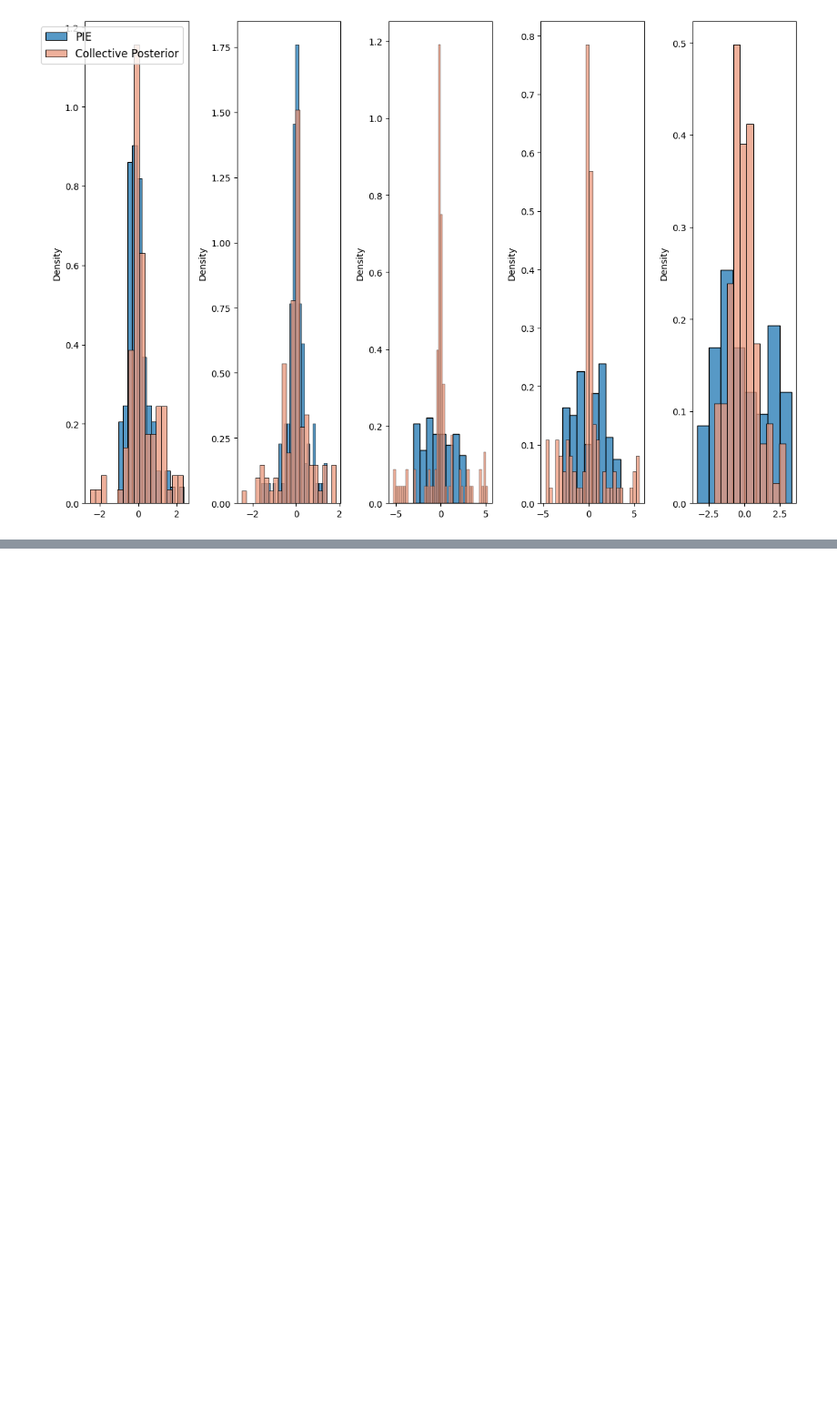
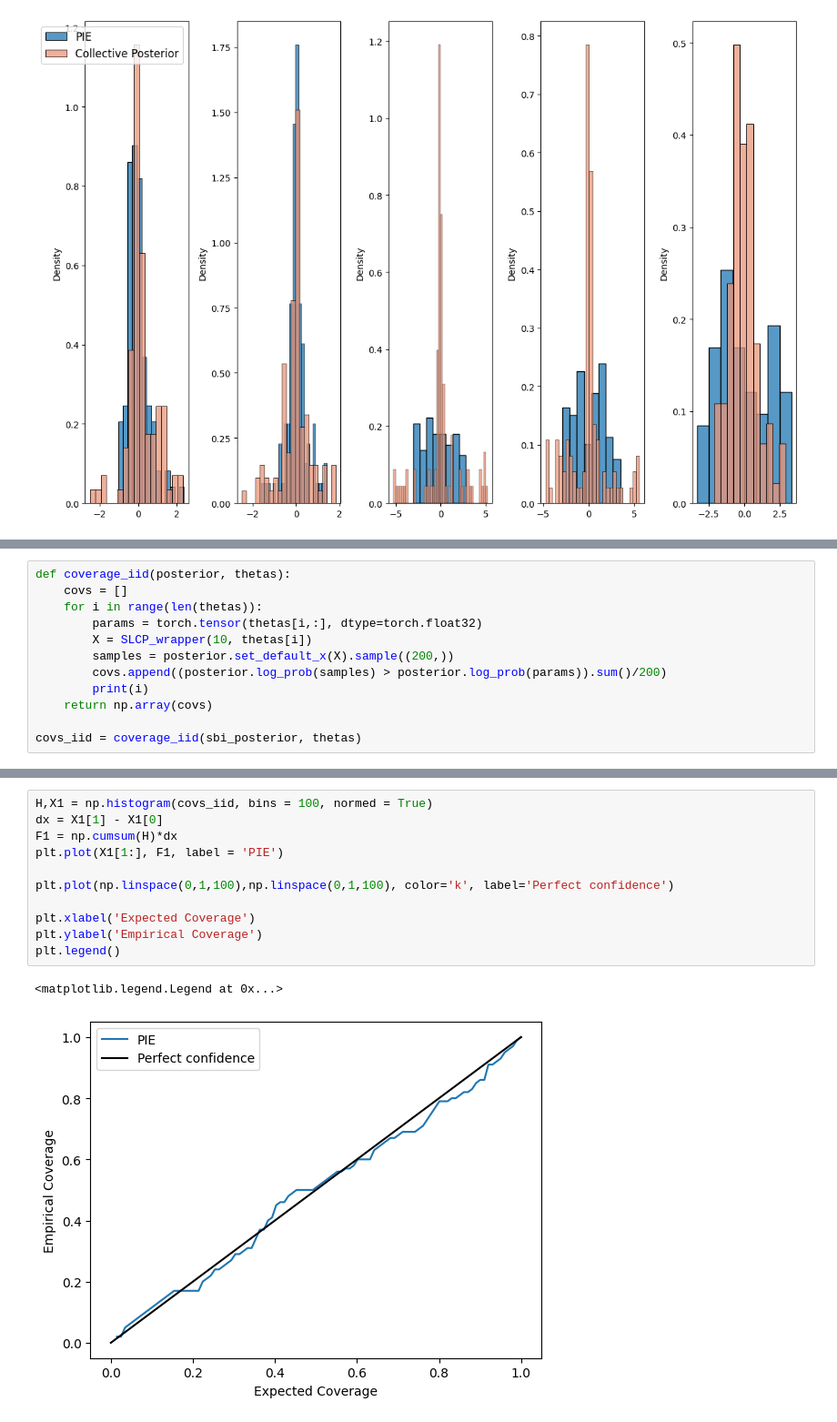
Before and after one commit to nadavbennun1/collective_posterior, a Jupyter notebook: SLCP/test collective.ipynb, the cells around one changed output, grey strips where cells are left out. Shown at 91% size. Saved outputs shown, nothing was run; the diff lists cells and outputs as text; blank space fills up the shorter version.

```diff
--- a/SLCP/test collective.ipynb
+++ b/SLCP/test collective.ipynb
@@ -226,0 +273,12 @@ ax[0].legend(fontsize=12)
+# %%
+def coverage_iid(posterior, thetas):
+    covs = []
+    for i in range(len(thetas)):
+        params = torch.tensor(thetas[i,:], dtype=torch.float32)
+        X = SLCP_wrapper(10, thetas[i])
+        samples = posterior.set_default_x(X).sample((200,))
+        covs.append((posterior.log_prob(samples) > posterior.log_prob(params)).sum()/200)
+        print(i)
+    return np.array(covs)
+
+covs_iid = coverage_iid(sbi_posterior, thetas)
@@ -226,0 +299,14 @@ ax[0].legend(fontsize=12)
+# %%
+H,X1 = np.histogram(covs_iid, bins = 100, normed = True)
+dx = X1[1] - X1[0]
+F1 = np.cumsum(H)*dx
+plt.plot(X1[1:], F1, label = 'PIE')
+
+plt.plot(np.linspace(0,1,100),np.linspace(0,1,100), color='k', label='Perfect confidence')
+
+plt.xlabel('Expected Coverage')
+plt.ylabel('Empirical Coverage')
+plt.legend()
+# %% [output]
+<matplotlib.legend.Legend at 0x...>
+[figure, added]
```
Also changed, not shown: parts of 8 cells of this notebook, 5 other files.
